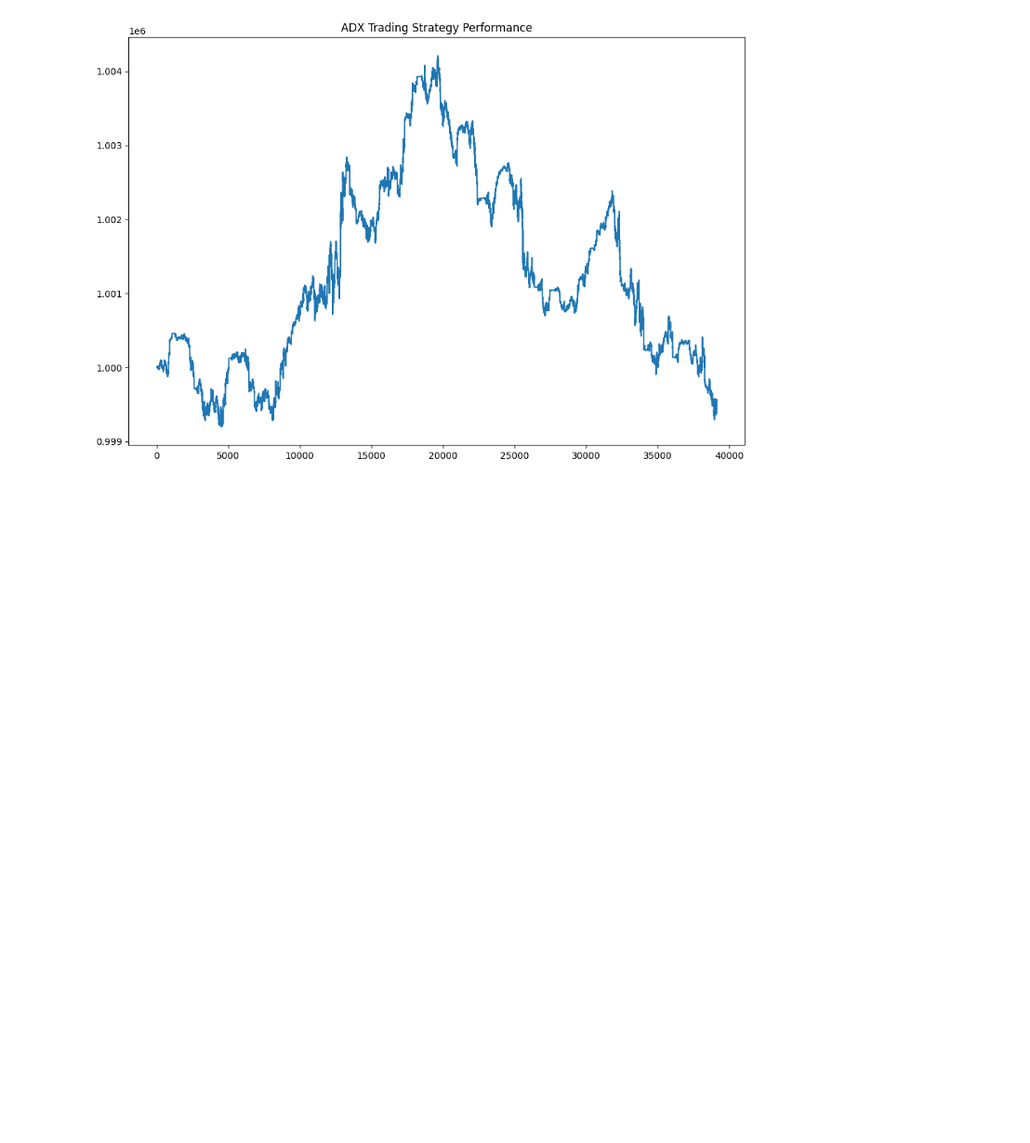
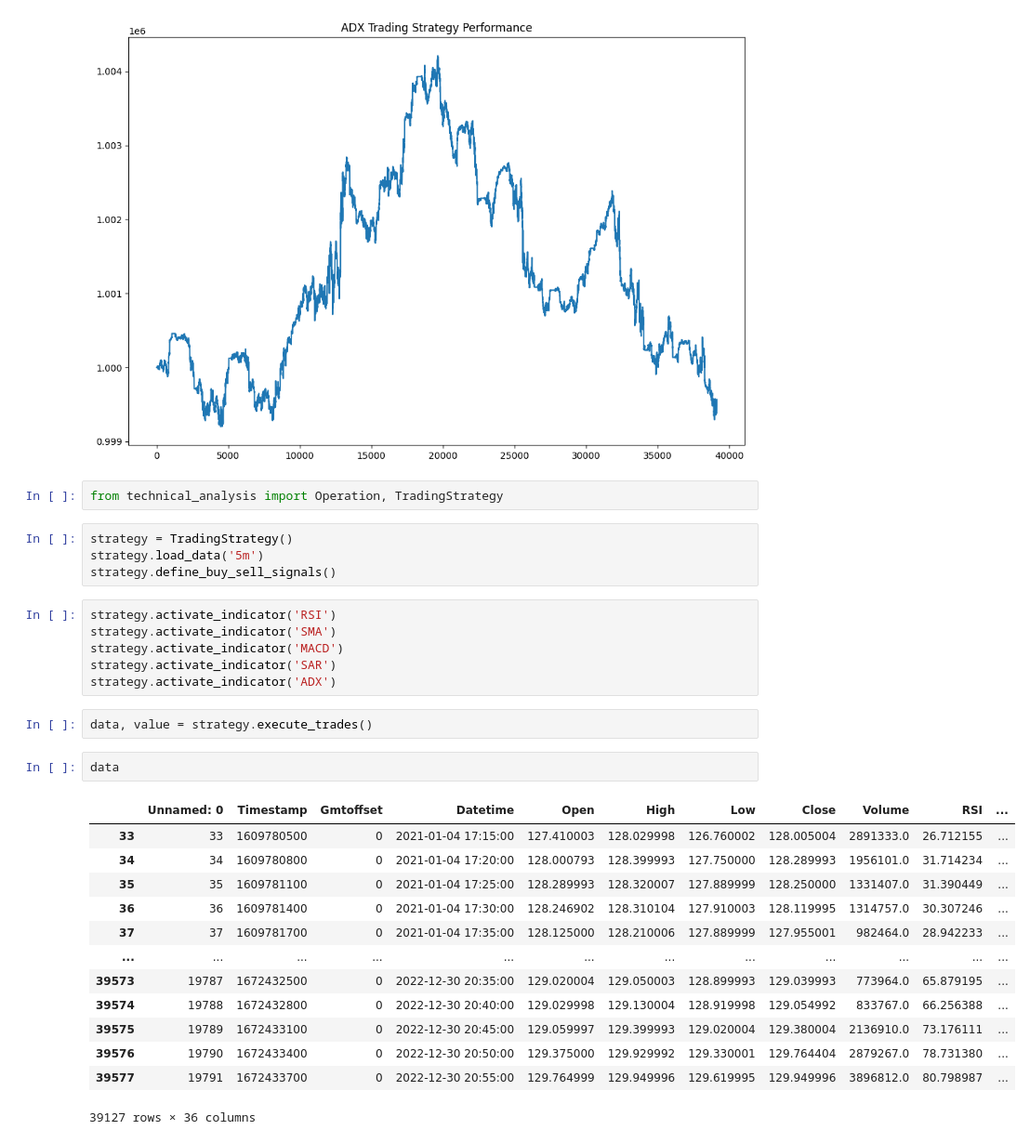
Before and after one commit to david09perez/Proyecto_Trading, a Jupyter notebook: report.ipynb, the cells around one changed output. Shown at 93% size. Drawn from its saved outputs; the diff is of its cells as text; blank space fills up the shorter version.

```diff
--- a/report.ipynb
+++ b/report.ipynb
@@ -413,3 +432,33 @@ plt.title('ADX Trading Strategy Performance')
 plt.show()
 # %% [output]
 [figure]
+# %%
+from technical_analysis import Operation, TradingStrategy
+# %%
+strategy = TradingStrategy()
+strategy.load_data('5m')
+strategy.define_buy_sell_signals()
+# %%
+strategy.activate_indicator('RSI')
+strategy.activate_indicator('SMA')
+strategy.activate_indicator('MACD')
+strategy.activate_indicator('SAR')
+strategy.activate_indicator('ADX')
+# %%
+data, value = strategy.execute_trades()
+# %%
+data
+# %% [output]
+|  | Unnamed: 0 | Timestamp | Gmtoffset | Datetime | Open | High | Low | Close | Volume | RSI | ... |
+| 33 | 33 | 1609780500 | 0 | 2021-01-04 17:15:00 | 127.410003 | 128.029998 | 126.760002 | 128.005004 | 2891333.0 | 26.712155 | ... |
+| 34 | 34 | 1609780800 | 0 | 2021-01-04 17:20:00 | 128.000793 | 128.399993 | 127.750000 | 128.289993 | 1956101.0 | 31.714234 | ... |
+| 35 | 35 | 1609781100 | 0 | 2021-01-04 17:25:00 | 128.289993 | 128.320007 | 127.889999 | 128.250000 | 1331407.0 | 31.390449 | ... |
+| 36 | 36 | 1609781400 | 0 | 2021-01-04 17:30:00 | 128.246902 | 128.310104 | 127.910003 | 128.119995 | 1314757.0 | 30.307246 | ... |
+| 37 | 37 | 1609781700 | 0 | 2021-01-04 17:35:00 | 128.125000 | 128.210006 | 127.889999 | 127.955001 | 982464.0 | 28.942233 | ... |
+| ... | ... | ... | ... | ... | ... | ... | ... | ... | ... | ... | ... |
+| 39573 | 19787 | 1672432500 | 0 | 2022-12-30 20:35:00 | 129.020004 | 129.050003 | 128.899993 | 129.039993 | 773964.0 | 65.879195 | ... |
+| 39574 | 19788 | 1672432800 | 0 | 2022-12-30 20:40:00 | 129.029998 | 129.130004 | 128.919998 | 129.054992 | 833767.0 | 66.256388 | ... |
+| 39575 | 19789 | 1672433100 | 0 | 2022-12-30 20:45:00 | 129.059997 | 129.399993 | 129.020004 | 129.380004 | 2136910.0 | 73.176111 | ... |
+| 39576 | 19790 | 1672433400 | 0 | 2022-12-30 20:50:00 | 129.375000 | 129.929992 | 129.330001 | 129.764404 | 2879267.0 | 78.731380 | ... |
+| 39577 | 19791 | 1672433700 | 0 | 2022-12-30 20:55:00 | 129.764999 | 129.949996 | 129.619995 | 129.949996 | 3896812.0 | 80.798987 | ... |
+39127 rows × 36 columns
```
Also changed, not shown: parts of 2 cells of this notebook.
